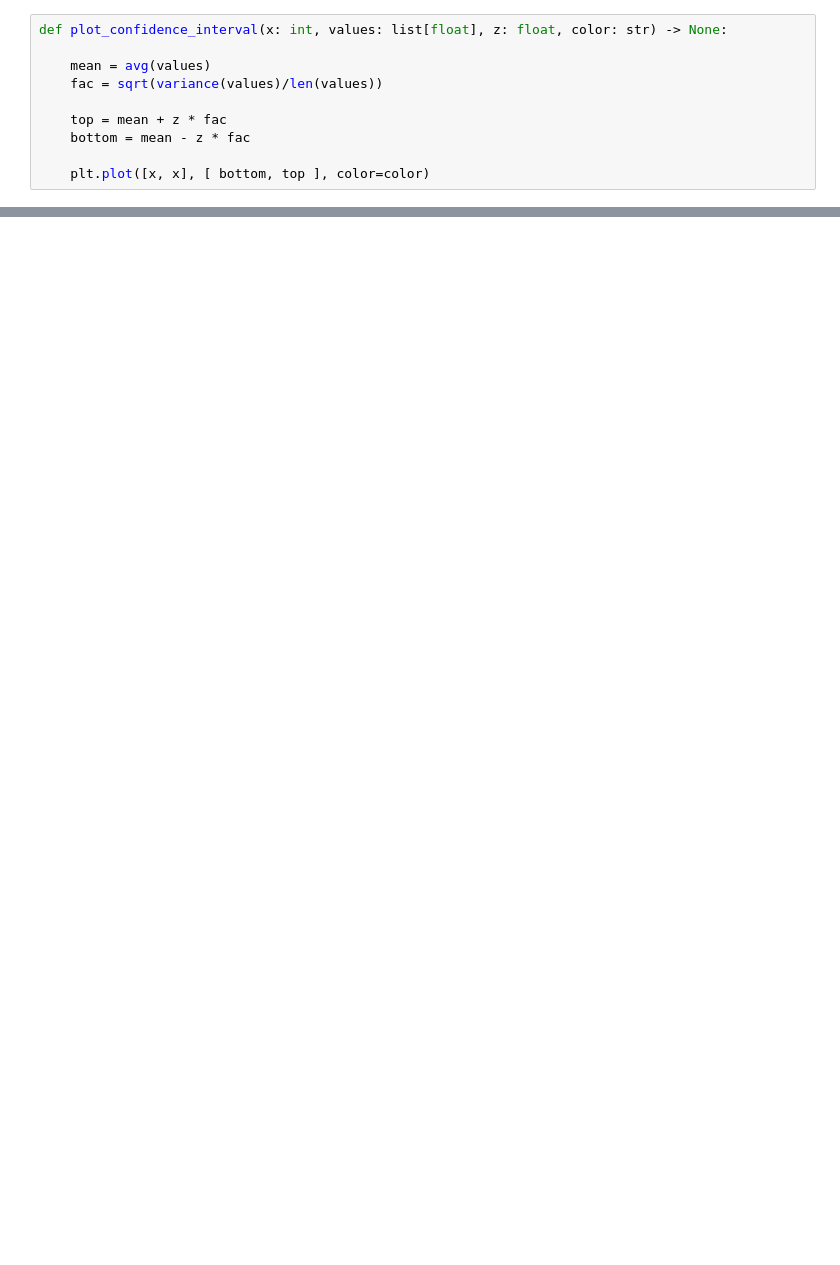
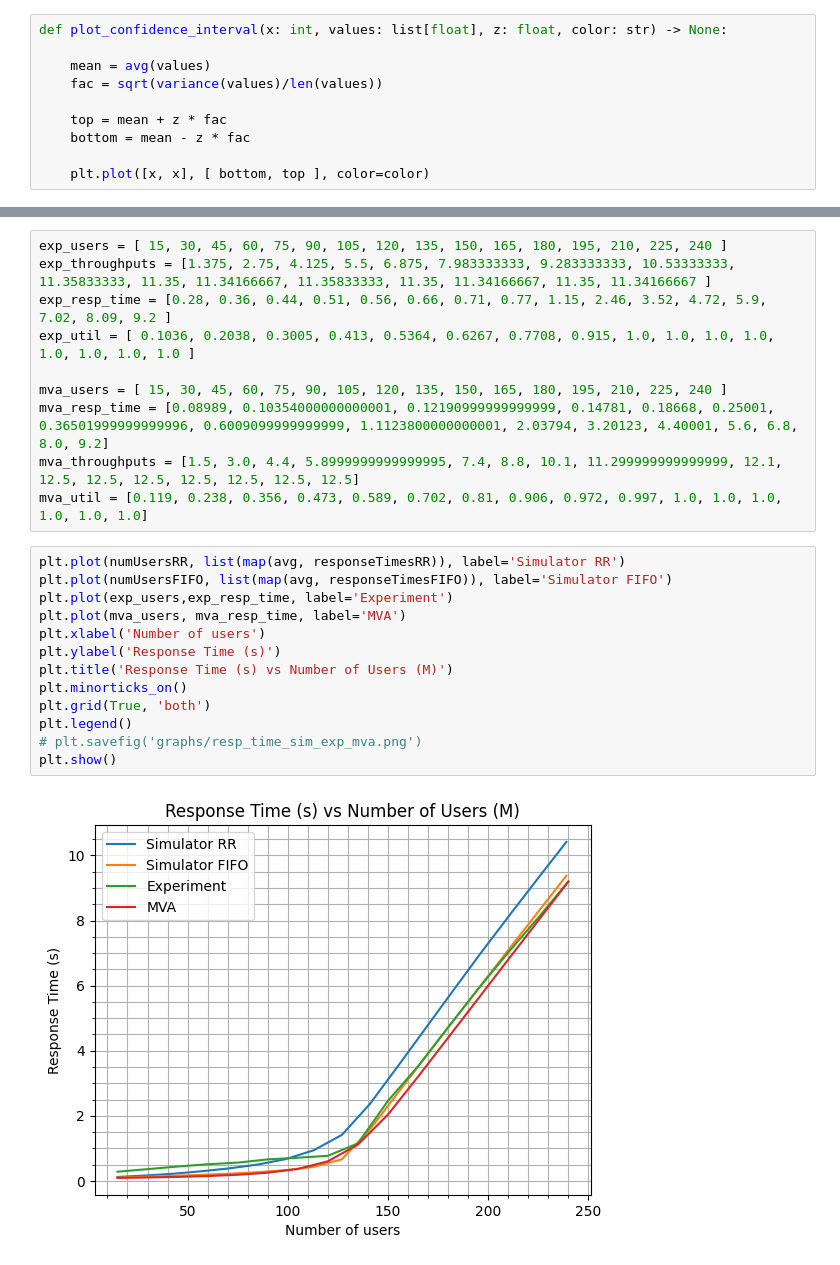
Before and after one commit to rickydebojeet/web-sim, a Jupyter notebook: graph_gen_notebook.ipynb, the cells around one changed output, grey strips where cells are left out. Cells and saved outputs as stored; diff of their text form; blank space fills up the shorter version.

Commit message:
Comparison with experiment.

```diff
--- a/graph_gen_notebook.ipynb
+++ b/graph_gen_notebook.ipynb
@@ -225,0 +226,25 @@ plt.show()
+# %%
+exp_users = [ 15, 30, 45, 60, 75, 90, 105, 120, 135, 150, 165, 180, 195, 210, 225, 240 ]
+exp_throughputs = [1.375, 2.75, 4.125, 5.5, 6.875, 7.983333333, 9.283333333, 10.53333333, 11.35833333, 11.35, 11.34166667, 11.35833333, 11.35, 11.34166667, 11.35, 11.34166667 ]
+exp_resp_time = [0.28, 0.36, 0.44, 0.51, 0.56, 0.66, 0.71, 0.77, 1.15, 2.46, 3.52, 4.72, 5.9, 7.02, 8.09, 9.2 ]
+exp_util = [ 0.1036, 0.2038, 0.3005, 0.413, 0.5364, 0.6267, 0.7708, 0.915, 1.0, 1.0, 1.0, 1.0, 1.0, 1.0, 1.0, 1.0 ]
+
+mva_users = [ 15, 30, 45, 60, 75, 90, 105, 120, 135, 150, 165, 180, 195, 210, 225, 240 ]
+mva_resp_time = [0.08989, 0.10354000000000001, 0.12190999999999999, 0.14781, 0.18668, 0.25001, 0.36501999999999996, 0.6009099999999999, 1.1123800000000001, 2.03794, 3.20123, 4.40001, 5.6, 6.8, 8.0, 9.2]
+mva_throughputs = [1.5, 3.0, 4.4, 5.8999999999999995, 7.4, 8.8, 10.1, 11.299999999999999, 12.1, 12.5, 12.5, 12.5, 12.5, 12.5, 12.5, 12.5]
+mva_util = [0.119, 0.238, 0.356, 0.473, 0.589, 0.702, 0.81, 0.906, 0.972, 0.997, 1.0, 1.0, 1.0, 1.0, 1.0, 1.0]
+# %%
+plt.plot(numUsersRR, list(map(avg, responseTimesRR)), label='Simulator RR')
+plt.plot(numUsersFIFO, list(map(avg, responseTimesFIFO)), label='Simulator FIFO')
+plt.plot(exp_users,exp_resp_time, label='Experiment')
+plt.plot(mva_users, mva_resp_time, label='MVA')
+plt.xlabel('Number of users')
+plt.ylabel('Response Time (s)')
+plt.title('Response Time (s) vs Number of Users (M)')
+plt.minorticks_on()
+plt.grid(True, 'both')
+plt.legend()
+# plt.savefig('graphs/resp_time_sim_exp_mva.png')
+plt.show()
+# %% [output]
+[figure, added]
```
Also changed, not shown: parts of 14 cells of this notebook, 19 other files.
